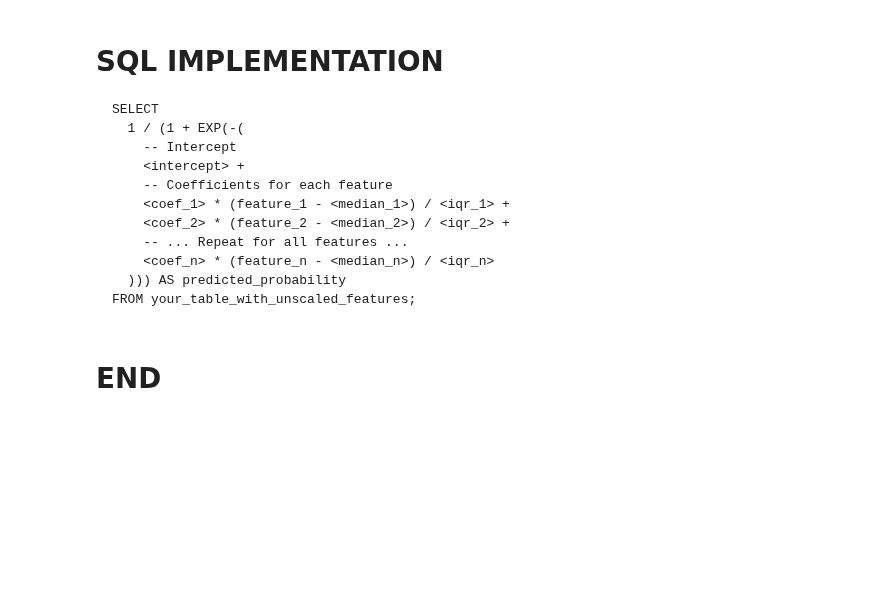
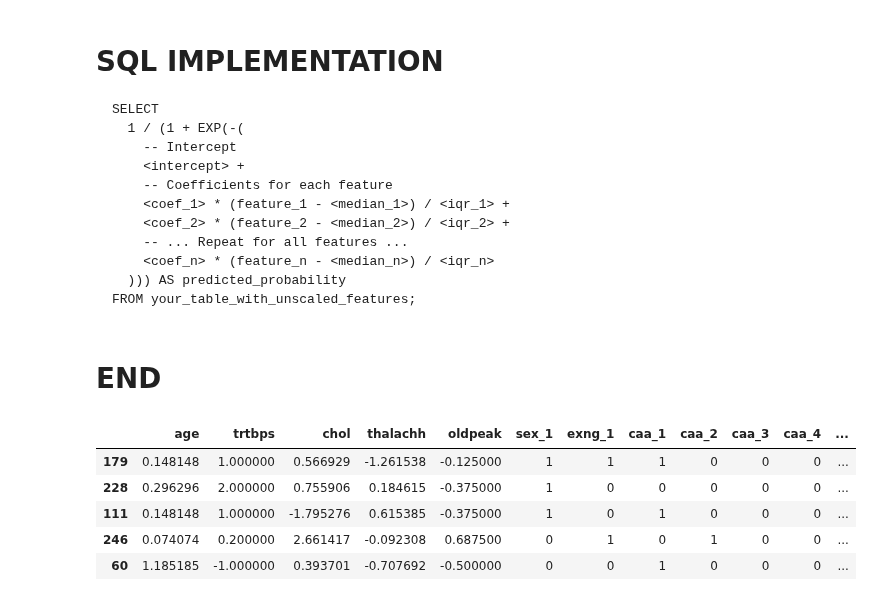
Before and after one commit to pparkitn/kaggle, a Jupyter notebook: classification.ipynb, the cells around one changed output. Drawn from its saved outputs; the diff is of its cells as text; code cells hidden in the pictures; blank space fills up the shorter version.

```diff
--- a/classification.ipynb
+++ b/classification.ipynb
@@ -587,3 +581,12 @@ column_name = ''
 # File handling: close the FileHandler
 file_handler.close()
 logger.removeHandler(file_handler)
+# %%
+X_test.head(5)
+# %% [output]
+|  | age | trtbps | chol | thalachh | oldpeak | sex_1 | exng_1 | caa_1 | caa_2 | caa_3 | caa_4 | ... |
+| 179 | 0.148148 | 1.000000 | 0.566929 | -1.261538 | -0.125000 | 1 | 1 | 1 | 0 | 0 | 0 | ... |
+| 228 | 0.296296 | 2.000000 | 0.755906 | 0.184615 | -0.375000 | 1 | 0 | 0 | 0 | 0 | 0 | ... |
+| 111 | 0.148148 | 1.000000 | -1.795276 | 0.615385 | -0.375000 | 1 | 0 | 1 | 0 | 0 | 0 | ... |
+| 246 | 0.074074 | 0.200000 | 2.661417 | -0.092308 | 0.687500 | 0 | 1 | 0 | 1 | 0 | 0 | ... |
+| 60 | 1.185185 | -1.000000 | 0.393701 | -0.707692 | -0.500000 | 0 | 0 | 1 | 0 | 0 | 0 | ... |
```
Also changed, not shown: parts of 10 cells of this notebook.
